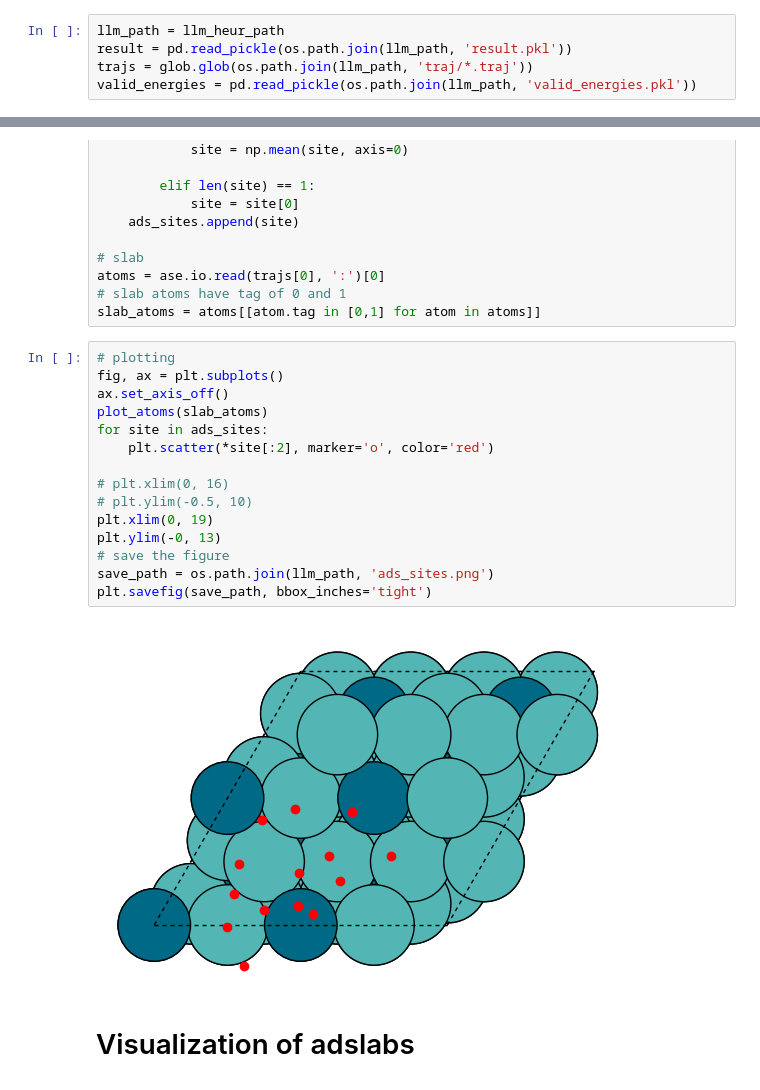
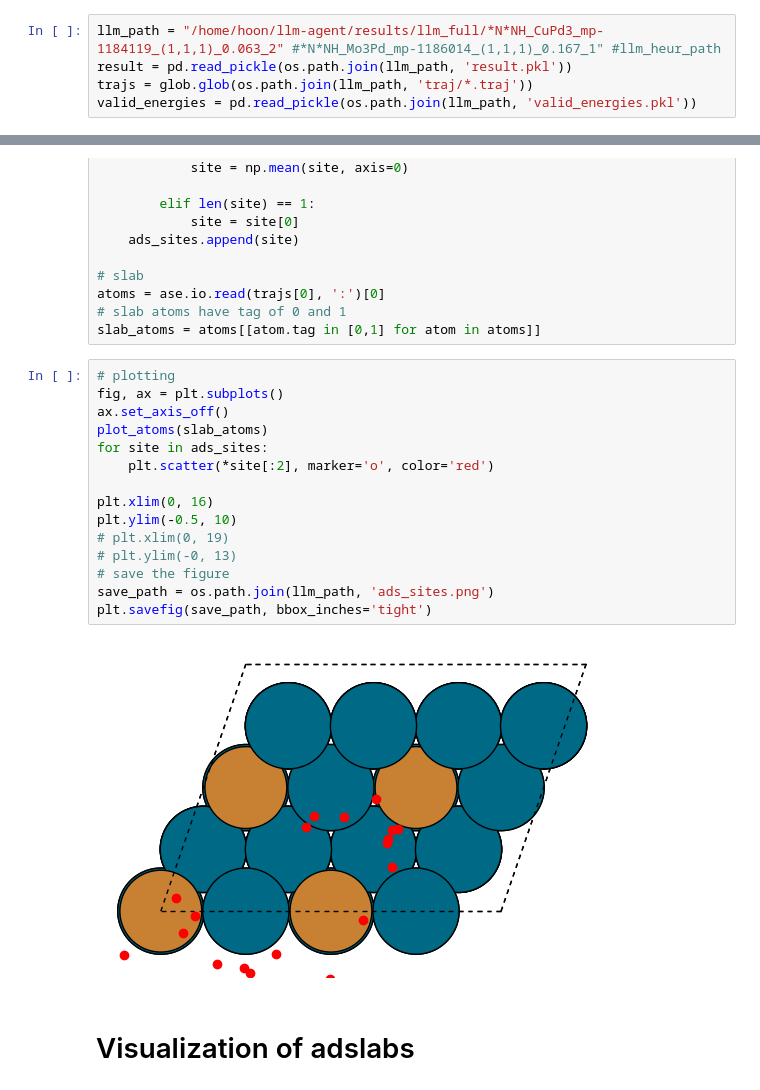
Before and after one commit to hoon-ock/CatalystAIgent, a Jupyter notebook: analysis/visual-llm.ipynb, the cells around one changed output, grey strips where cells are left out. Cells and saved outputs as stored; diff of their text form.

Commit message:
visual

```diff
--- a/analysis/visual-llm.ipynb
+++ b/analysis/visual-llm.ipynb
@@ -21,7 +24,7 @@ llm_heur_path = f"/home/hoon/llm-agent/results/llm_heur/{system_name}"
 llm_full_path = f"/home/hoon/llm-agent/results/llm_full/{system_name}"
 ocpdemo_path = f"/home/hoon/llm-agent/results/ocpdemo/{system_name2}"
 # %%
-llm_path = llm_heur_path
+llm_path = "/home/hoon/llm-agent/results/llm_full/*N*NH_CuPd3_mp-1184119_(1,1,1)_0.063_2" #*N*NH_Mo3Pd_mp-1186014_(1,1,1)_0.167_1" #llm_heur_path
 result = pd.read_pickle(os.path.join(llm_path, 'result.pkl'))
 trajs = glob.glob(os.path.join(llm_path, 'traj/*.traj'))
 valid_energies = pd.read_pickle(os.path.join(llm_path, 'valid_energies.pkl'))
@@ -66,20 +69,20 @@ slab_atoms = atoms[[atom.tag in [0,1] for atom in atoms]]
 # %%
 # plotting
 fig, ax = plt.subplots()
 ax.set_axis_off()
 plot_atoms(slab_atoms)
 for site in ads_sites:
     plt.scatter(*site[:2], marker='o', color='red')
 
-# plt.xlim(0, 16)
-# plt.ylim(-0.5, 10)
-plt.xlim(0, 19)
-plt.ylim(-0, 13)
+plt.xlim(0, 16)
+plt.ylim(-0.5, 10)
+# plt.xlim(0, 19)
+# plt.ylim(-0, 13)
 # save the figure
 save_path = os.path.join(llm_path, 'ads_sites.png')
 plt.savefig(save_path, bbox_inches='tight')
 # %% [output]
-[figure, old version]
+[figure, new version]
 # %% [markdown]
 # Visualization of adslabs
 # %%
```
Also changed, not shown: parts of 7 cells of this notebook, 1 other file.
